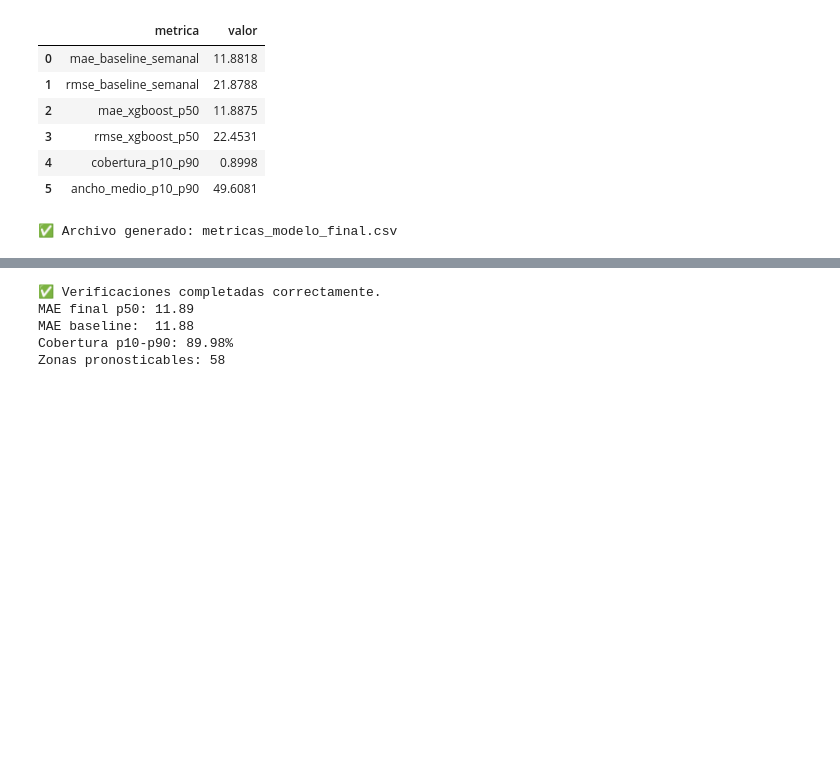
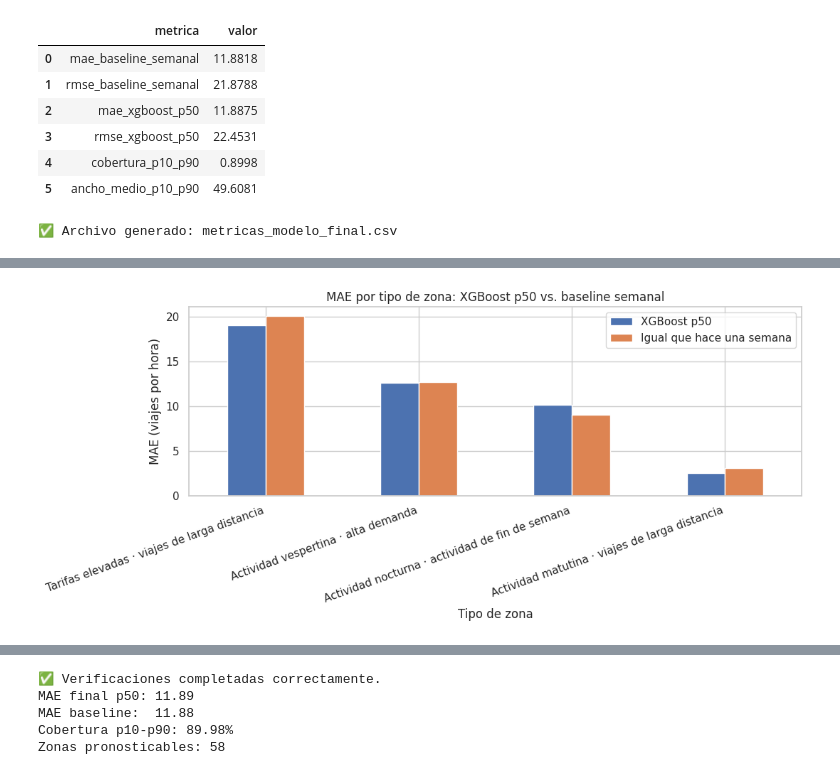
Before and after one commit to IsaiZepeda04/taxis-nyc, a Jupyter notebook: preparacion.ipynb, the cells around one changed output, grey strips where cells are left out. Saved outputs shown, nothing was run; the diff lists cells and outputs as text; code cells hidden in the pictures; blank space fills up the shorter version.

```diff
--- a/preparacion.ipynb
+++ b/preparacion.ipynb
@@ -3153,0 +3245,41 @@ print(
+# %%
+# ============================================================
+# 64. COMPARACIÓN VISUAL DEL ERROR POR TIPO DE ZONA
+# ============================================================
+
+tabla_grafico = (
+    metricas_por_segmento
+    .set_index("tipo_zona")[
+        [
+            "mae_xgboost_p50",
+            "mae_baseline_semanal",
+        ]
+    ]
+)
+
+ax = tabla_grafico.plot(
+    kind="bar",
+    figsize=(11, 5),
+)
+
+ax.set_title(
+    "MAE por tipo de zona: XGBoost p50 vs. baseline semanal"
+)
+ax.set_xlabel("Tipo de zona")
+ax.set_ylabel("MAE (viajes por hora)")
+ax.legend(
+    [
+        "XGBoost p50",
+        "Igual que hace una semana",
+    ]
+)
+
+plt.xticks(
+    rotation=20,
+    ha="right",
+)
+
+plt.tight_layout()
+plt.show()
+# %% [output]
+[figure, added]
```
Also changed, not shown: parts of 24 cells of this notebook, 4 other files.
